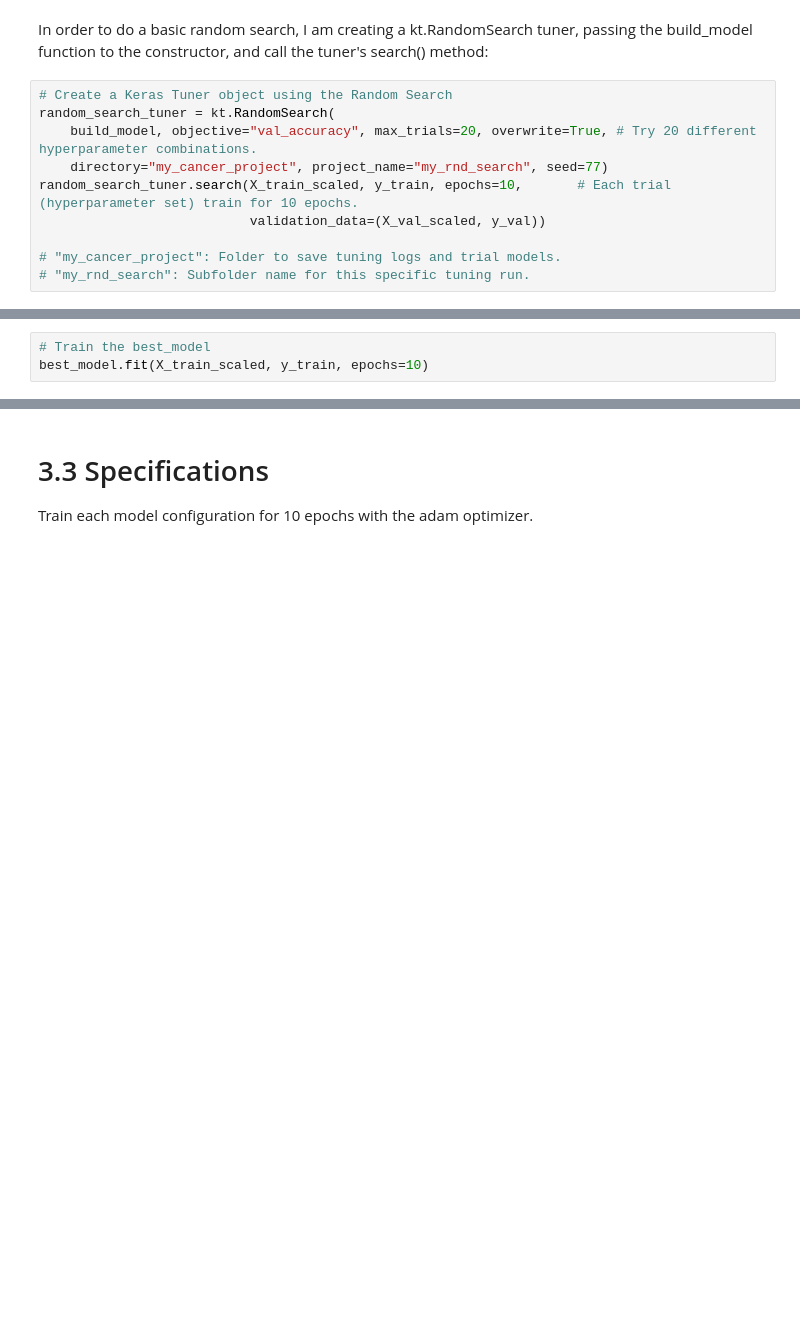
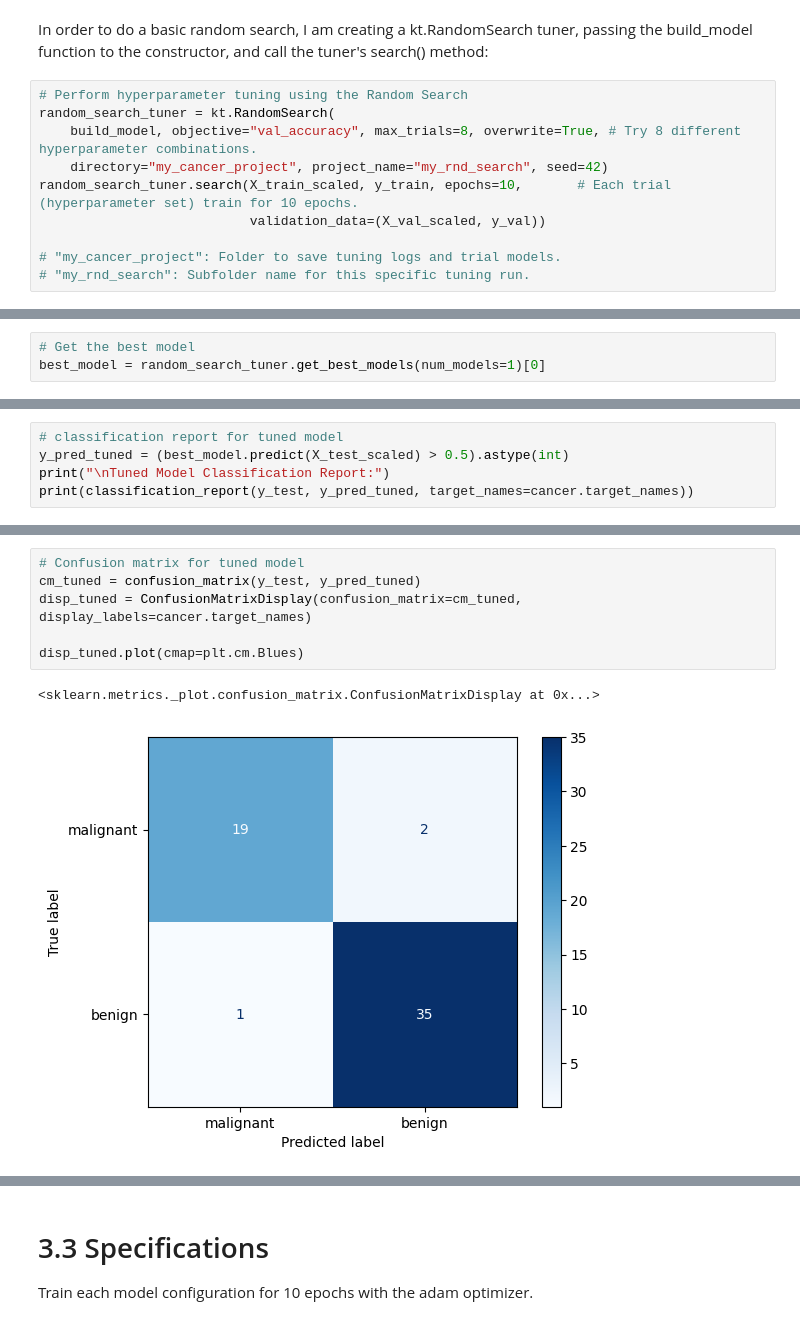
Before and after one commit to sk-0226/assignmt_2, a Jupyter notebook: zID_Project_02.ipynb, the cells around one changed output, grey strips where cells are left out. Drawn from its saved outputs; the diff is of its cells as text; blank space fills up the shorter version.

```diff
--- a/zID_Project_02.ipynb
+++ b/zID_Project_02.ipynb
@@ -597,10 +665,10 @@ def build_model(hp):
 # %% [markdown]
 In order to do a basic random search, I am creating a kt.RandomSearch tuner, passing the build_model function to the constructor, and call the tuner's search() method:
 # %%
-# Create a Keras Tuner object using the Random Search
+# Perform hyperparameter tuning using the Random Search
 random_search_tuner = kt.RandomSearch(
-    build_model, objective="val_accuracy", max_trials=20, overwrite=True, # Try 20 different hyperparameter combinations.
-    directory="my_cancer_project", project_name="my_rnd_search", seed=77)
+    build_model, objective="val_accuracy", max_trials=8, overwrite=True, # Try 8 different hyperparameter combinations.
+    directory="my_cancer_project", project_name="my_rnd_search", seed=42)
 random_search_tuner.search(X_train_scaled, y_train, epochs=10,       # Each trial (hyperparameter set) train for 10 epochs.
                            validation_data=(X_val_scaled, y_val))
 
@@ -619 +683,4 @@ best_model = top3_models[0]
+# %%
+# Get the best model
+best_model = random_search_tuner.get_best_models(num_models=1)[0]
 # %%
@@ -646,3 +691,0 @@ np.float64(1.0)
-# %%
-# Train the best_model
-best_model.fit(X_train_scaled, y_train, epochs=10)
@@ -670,0 +699,5 @@ Epoch 10/10
+# %%
+# classification report for tuned model
+y_pred_tuned = (best_model.predict(X_test_scaled) > 0.5).astype(int)
+print("\nTuned Model Classification Report:")
+print(classification_report(y_test, y_pred_tuned, target_names=cancer.target_names))
@@ -670,0 +716,9 @@ Epoch 10/10
+# %%
+# Confusion matrix for tuned model
+cm_tuned = confusion_matrix(y_test, y_pred_tuned)
+disp_tuned = ConfusionMatrixDisplay(confusion_matrix=cm_tuned, display_labels=cancer.target_names)
+
+disp_tuned.plot(cmap=plt.cm.Blues)
+# %% [output]
+<sklearn.metrics._plot.confusion_matrix.ConfusionMatrixDisplay at 0x...>
+[figure, added]
```
Also changed, not shown: parts of 32 cells of this notebook.
